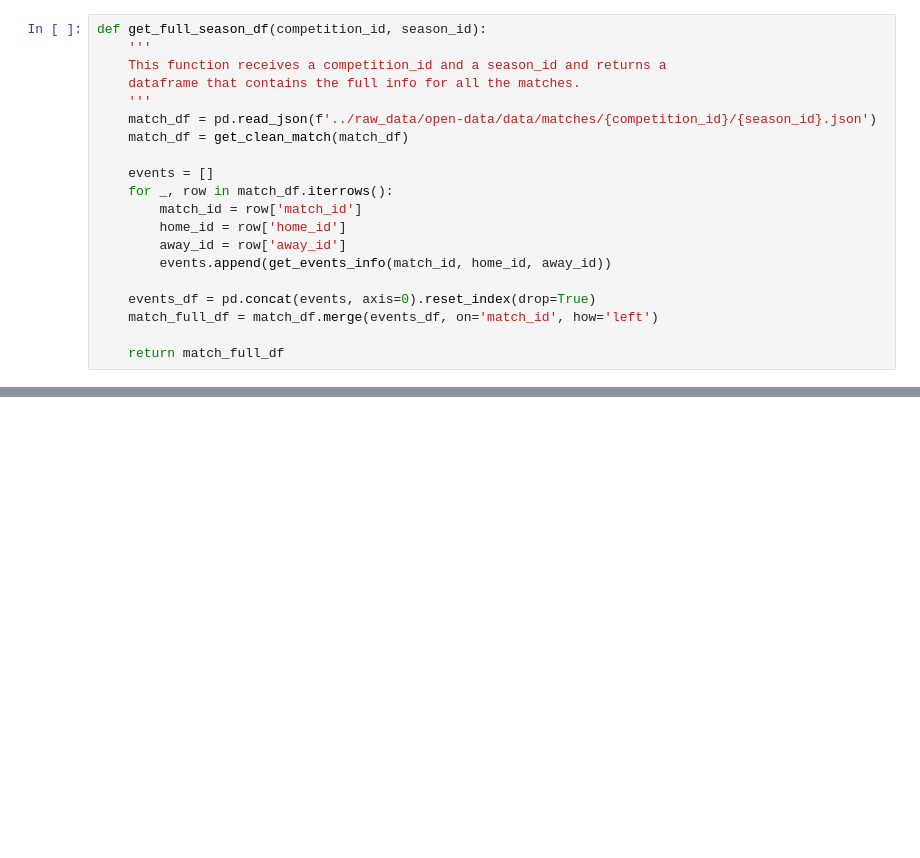
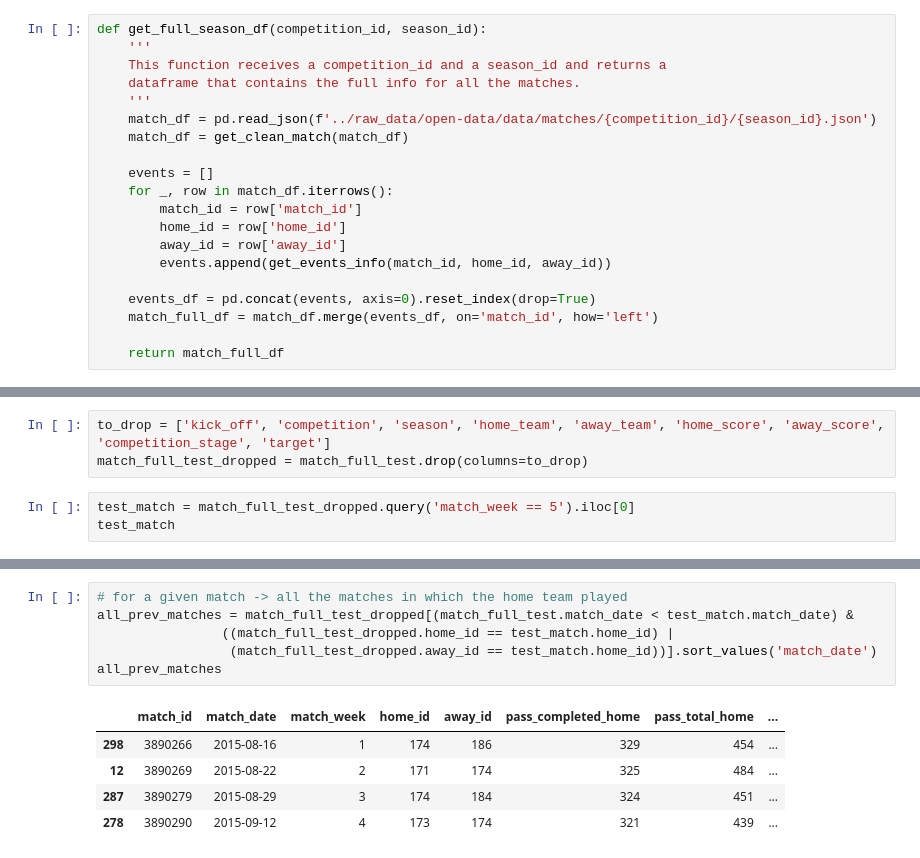
Before and after one commit to jotanavarrete/goalguru, a Jupyter notebook: notebooks/jota_statsbomb_work.ipynb, the cells around one changed output, grey strips where cells are left out. Cells and saved outputs as stored; diff of their text form; blank space fills up the shorter version.

```diff
--- a/notebooks/jota_statsbomb_work.ipynb
+++ b/notebooks/jota_statsbomb_work.ipynb
@@ -509,3 +510,9 @@ See the caveats in the do
 | 2 | 3890511 | 2016-04-08 | 20:30:00.000 | {'competition_id': 9, 'country_na... | {'season_id': 27, 'season_name': ... | {'home_team_id': 173, 'home_team_... | {'away_team_id': 178, 'away_team_... | 2 | 2 | ... |
 | 3 | 3890515 | 2016-04-09 | 15:30:00.000 | {'competition_id': 9, 'country_na... | {'season_id': 27, 'season_name': ... | {'home_team_id': 171, 'home_team_... | {'away_team_id': 872, 'away_team_... | 1 | 2 | ... |
 | 4 | 3890411 | 2015-12-20 | 16:30:00.000 | {'competition_id': 9, 'country_na... | {'season_id': 27, 'season_name': ... | {'home_team_id': 173, 'home_team_... | {'away_team_id': 177, 'away_team_... | 2 | 0 | ... |
+# %%
+to_drop = ['kick_off', 'competition', 'season', 'home_team', 'away_team', 'home_score', 'away_score', 'competition_stage', 'target']
+match_full_test_dropped = match_full_test.drop(columns=to_drop)
+# %%
+test_match = match_full_test_dropped.query('match_week == 5').iloc[0]
+test_match
@@ -511,0 +537,12 @@ See the caveats in the do
+# %%
+# for a given match -> all the matches in which the home team played
+all_prev_matches = match_full_test_dropped[(match_full_test.match_date < test_match.match_date) &
+                ((match_full_test_dropped.home_id == test_match.home_id) |
+                 (match_full_test_dropped.away_id == test_match.home_id))].sort_values('match_date')
+all_prev_matches
+# %% [output]
+|  | match_id | match_date | match_week | home_id | away_id | pass_completed_home | pass_total_home | ... |
+| 298 | 3890266 | 2015-08-16 | 1 | 174 | 186 | 329 | 454 | ... |
+| 12 | 3890269 | 2015-08-22 | 2 | 171 | 174 | 325 | 484 | ... |
+| 287 | 3890279 | 2015-08-29 | 3 | 174 | 184 | 324 | 451 | ... |
+| 278 | 3890290 | 2015-09-12 | 4 | 173 | 174 | 321 | 439 | ... |
```
Also changed, not shown: parts of 9 cells of this notebook.
